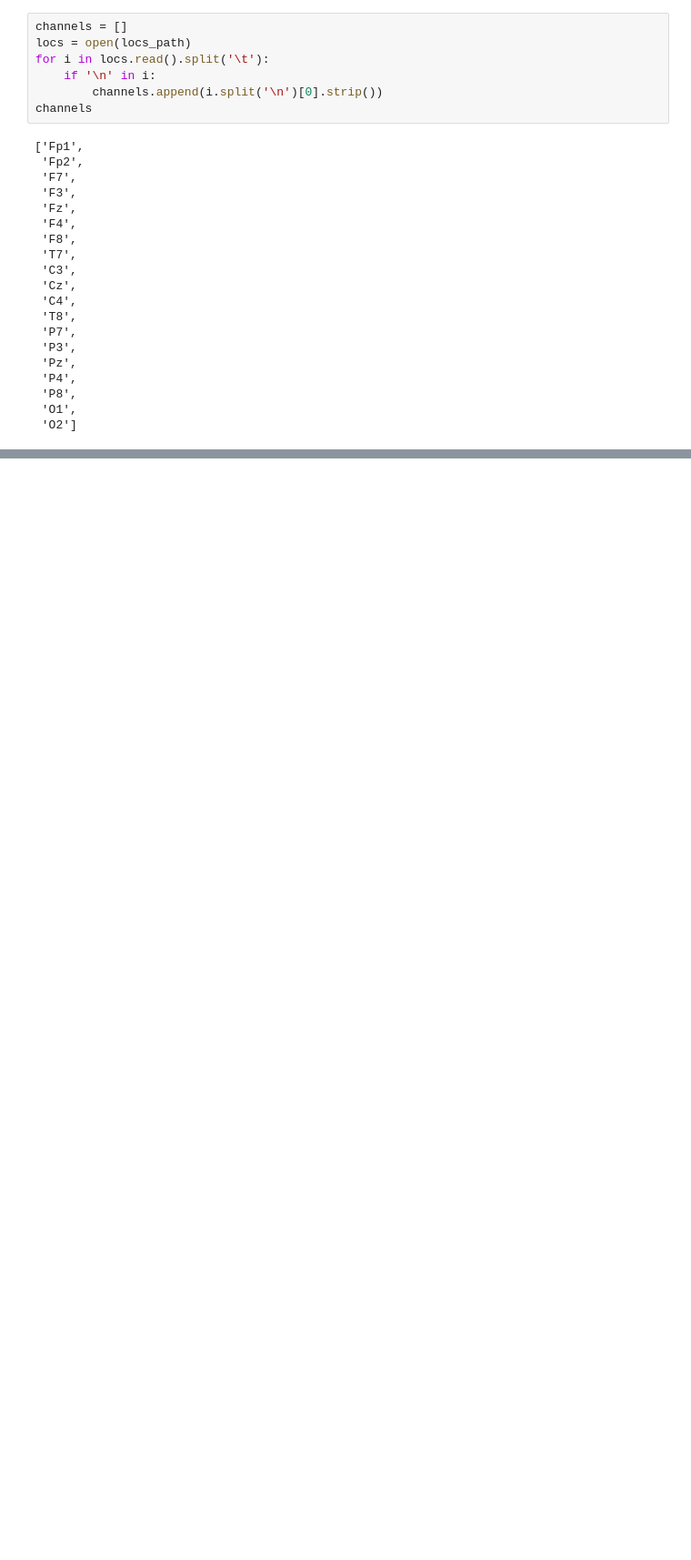
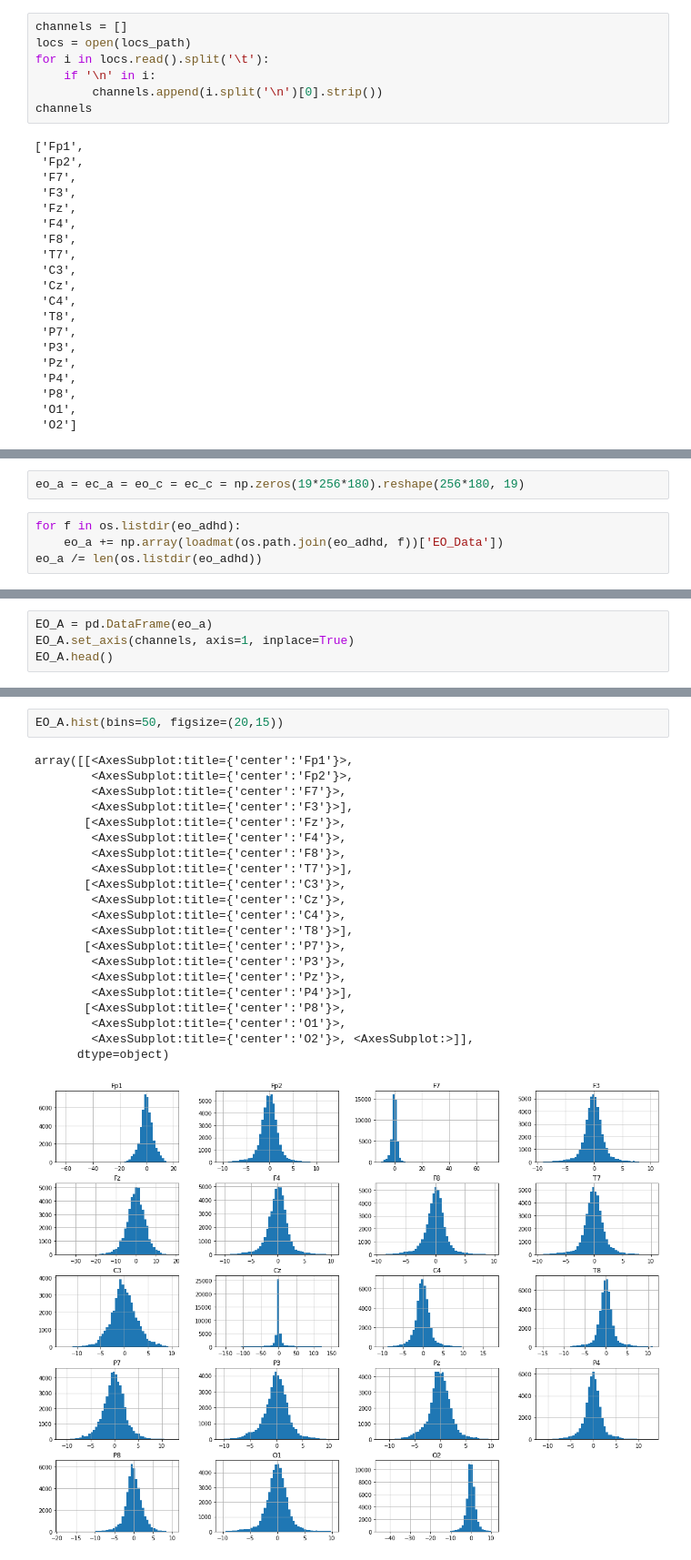
Before and after one commit to Chahat08/ADHD-NTU-PU, a Jupyter notebook: ADHD-NTU-PU/Data Exploration.ipynb, the cells around one changed output, grey strips where cells are left out. Shown at 91% size. Cells and saved outputs as stored; diff of their text form; blank space fills up the shorter version.

Commit message:
data exploration and general toolkit added

```diff
--- a/ADHD-NTU-PU/Data Exploration.ipynb
+++ b/ADHD-NTU-PU/Data Exploration.ipynb
@@ -343,0 +74,6 @@ plot_3d('eo_a_103_raw', 'viridis')
+# %%
+eo_a = ec_a = eo_c = ec_c = np.zeros(19*256*180).reshape(256*180, 19)
+# %%
+for f in os.listdir(eo_adhd):
+    eo_a += np.array(loadmat(os.path.join(eo_adhd, f))['EO_Data'])
+eo_a /= len(os.listdir(eo_adhd))
@@ -343,0 +118,4 @@ plot_3d('eo_a_103_raw', 'viridis')
+# %%
+EO_A = pd.DataFrame(eo_a)
+EO_A.set_axis(channels, axis=1, inplace=True)
+EO_A.head()
@@ -343,0 +213,24 @@ plot_3d('eo_a_103_raw', 'viridis')
+# %%
+EO_A.hist(bins=50, figsize=(20,15))
+# %% [output]
+array([[<AxesSubplot:title={'center':'Fp1'}>,
+        <AxesSubplot:title={'center':'Fp2'}>,
+        <AxesSubplot:title={'center':'F7'}>,
+        <AxesSubplot:title={'center':'F3'}>],
+       [<AxesSubplot:title={'center':'Fz'}>,
+        <AxesSubplot:title={'center':'F4'}>,
+        <AxesSubplot:title={'center':'F8'}>,
+        <AxesSubplot:title={'center':'T7'}>],
+       [<AxesSubplot:title={'center':'C3'}>,
+        <AxesSubplot:title={'center':'Cz'}>,
+        <AxesSubplot:title={'center':'C4'}>,
+        <AxesSubplot:title={'center':'T8'}>],
+       [<AxesSubplot:title={'center':'P7'}>,
+        <AxesSubplot:title={'center':'P3'}>,
+        <AxesSubplot:title={'center':'Pz'}>,
+        <AxesSubplot:title={'center':'P4'}>],
+       [<AxesSubplot:title={'center':'P8'}>,
+        <AxesSubplot:title={'center':'O1'}>,
+        <AxesSubplot:title={'center':'O2'}>, <AxesSubplot:>]],
+      dtype=object)
+[figure, added]
```
Also changed, not shown: parts of 62 cells of this notebook, 4 other files.
